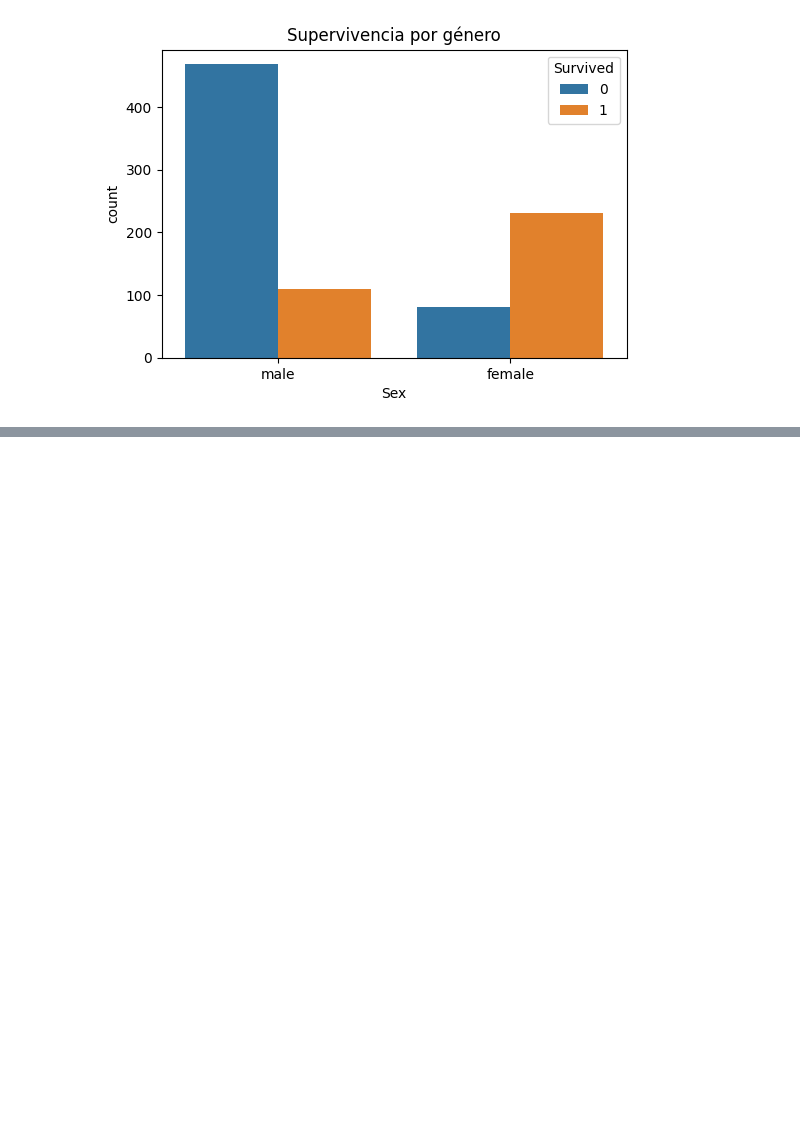
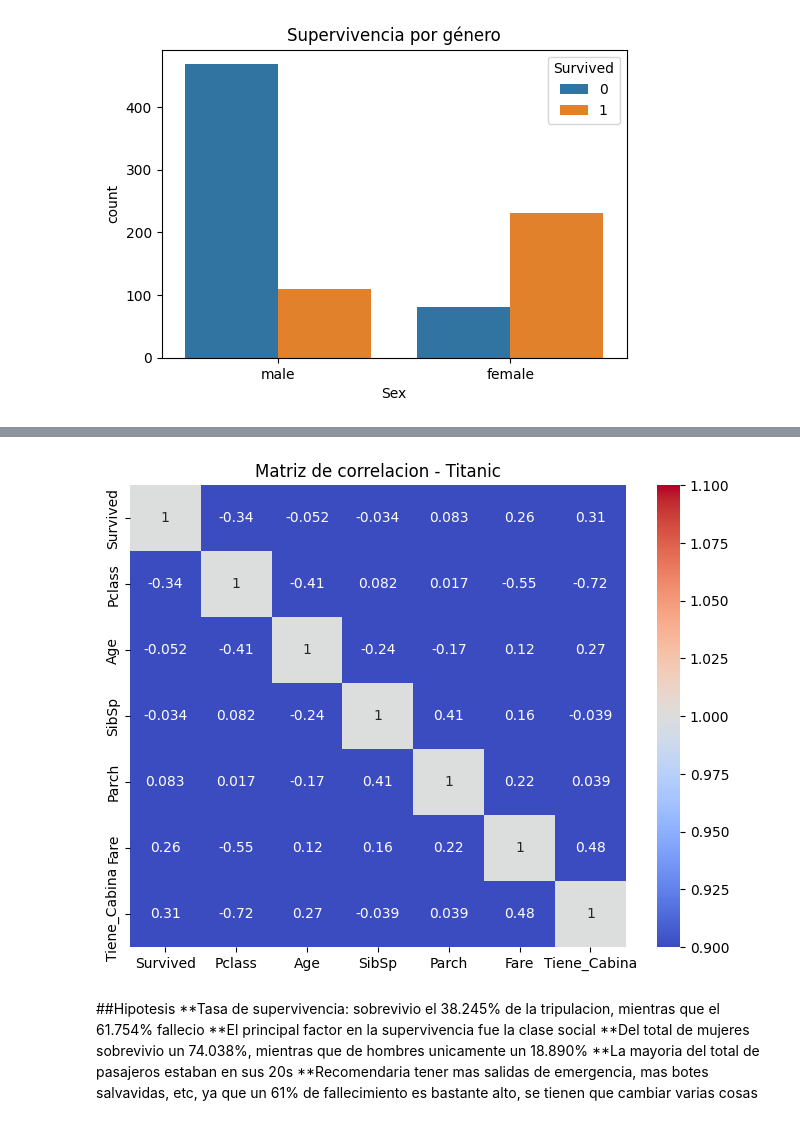
Before and after one commit to ohigginsrodriguez-cloud/bases-data-science, a Jupyter notebook: 05-visualizacion/02_eda_completo.ipynb, the cells around one changed output, grey strips where cells are left out. Drawn from its saved outputs; the diff is of its cells as text; code cells hidden in the pictures; blank space fills up the shorter version.

Commit message:
Add complete EDA: Titanic dataset analysis with findings

```diff
--- a/05-visualizacion/02_eda_completo.ipynb
+++ b/05-visualizacion/02_eda_completo.ipynb
@@ -133,0 +163,16 @@ Name: Survived, dtype: float64
+# %%
+df_numerico = df[['Survived', 'Pclass', 'Age', 'SibSp', 'Parch', 'Fare', 'Tiene_Cabina']]
+
+plt.figure(figsize=(8, 6))
+sns.heatmap(df_numerico.corr(), annot=True, cmap='coolwarm', vmin=1, vmax=1)
+plt.title("Matriz de correlacion - Titanic")
+plt.show()
+# %% [output]
+[figure, added]
+# %% [markdown]
+##Hipotesis
+**Tasa de supervivencia: sobrevivio el 38.245% de la tripulacion, mientras que el 61.754% fallecio
+**El principal factor en la supervivencia fue la clase social
+**Del total de mujeres sobrevivio un 74.038%, mientras que de hombres unicamente un 18.890%
+**La mayoria del total de pasajeros estaban en sus 20s
+**Recomendaria tener mas salidas de emergencia, mas botes salvavidas, etc, ya que un 61% de fallecimiento es bastante alto, se tienen que cambiar varias cosas
```
Also changed, not shown: parts of 3 cells of this notebook.
